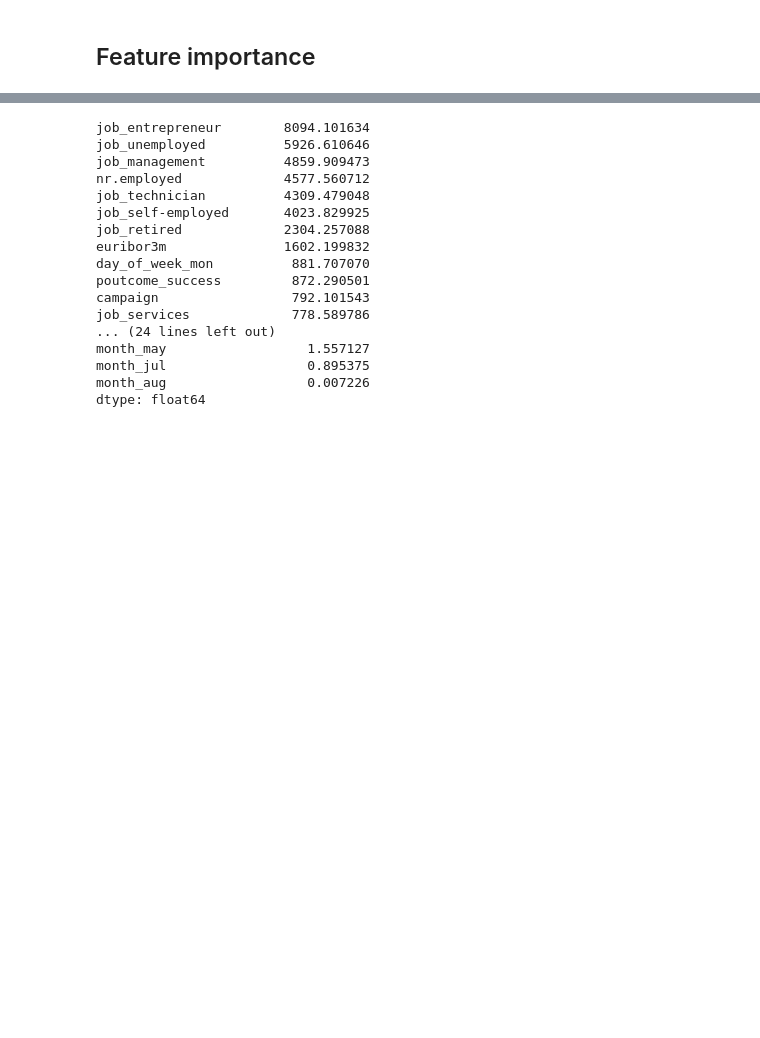
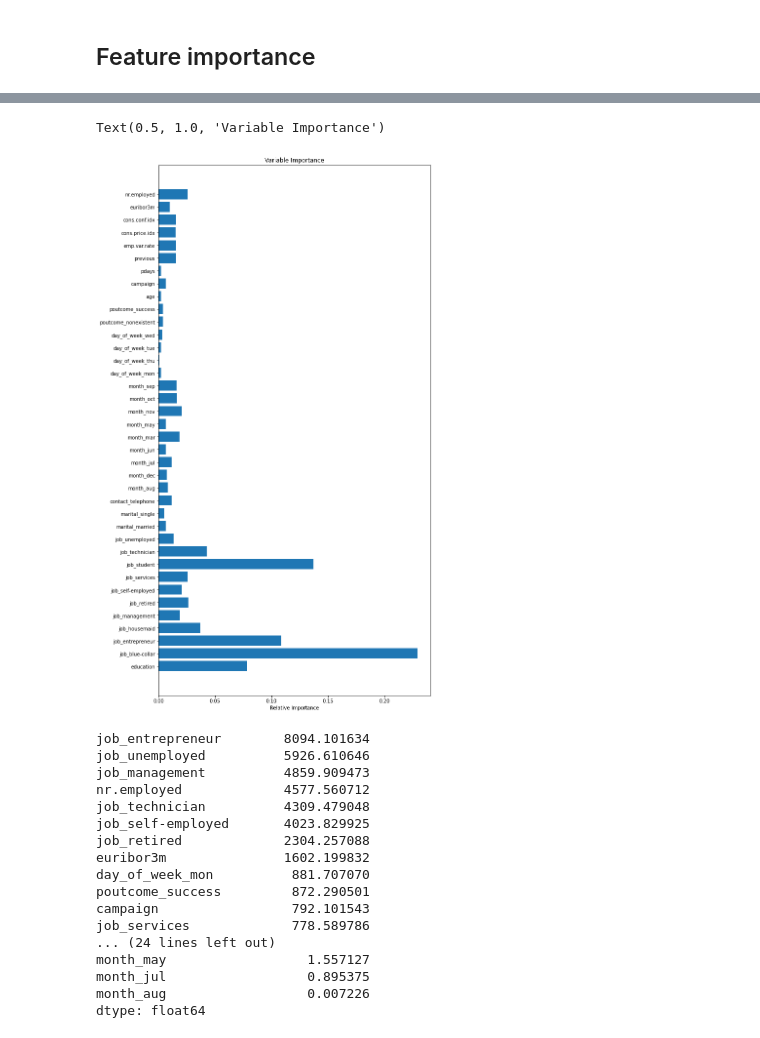
Before and after one commit to iPablo26/DataScientistsGroupProject, a Jupyter notebook: Week 10/EDA-Almudena.ipynb, the cells around one changed output, grey strips where cells are left out. Drawn from its saved outputs; the diff is of its cells as text; code cells hidden in the pictures; blank space fills up the shorter version.

```diff
--- a/Week 10/EDA-Almudena.ipynb
+++ b/Week 10/EDA-Almudena.ipynb
@@ -47,3 +47,6 @@ ax.set_xticklabels(
 ## Dimensionality reduction
 # %%
 data_s = pd.read_csv(f"{os.path.dirname(os.path.abspath(''))}/bank-additional/cleaned_data_scaled.csv", sep=",")
+# %%
+X_s = data_s.drop('y_yes', axis=1)
+X_s.describe()
@@ -132,0 +155,8 @@ Text(0.5, 1.0, 'Variable Importance')
+# %%
+rfc_dur = RandomForestClassifier()
+
+rfc_dur.fit(X_s_dur, Y)
+
+forest_importances_dur = pd.Series(rfc_dur.feature_importances_, index=names_dur)
+
+forest_importances_dur.sort_values(ascending=False)
@@ -133,3 +181,13 @@ Text(0.5, 1.0, 'Variable Importance')
+# %%
+# Plot the data
+plt.figure(figsize=(10, 20))
+plt.barh(forest_importances_dur.index, forest_importances_dur, align='center')
+
+plt.xlabel("Relative Importance")
+plt.title("Variable Importance")
+# %% [output]
+Text(0.5, 1.0, 'Variable Importance')
+[figure, added]
 # %%
 test = SelectKBest(score_func=f_classif)
 fit = test.fit(X_s, Y)
```
Also changed, not shown: parts of 12 cells of this notebook.
